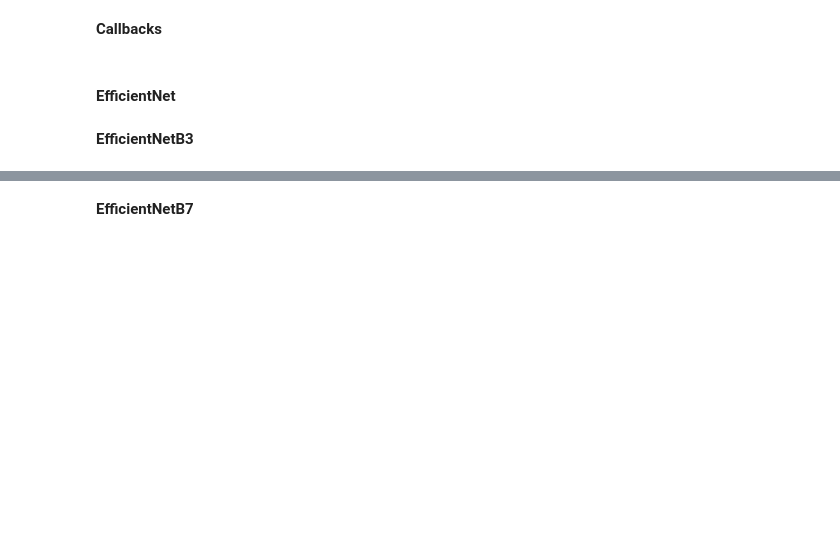
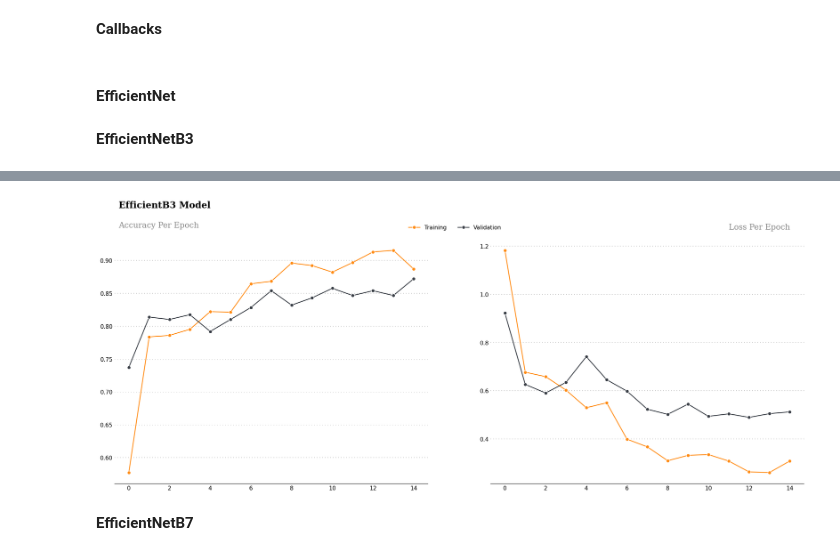
Before and after one commit to ornaman-dev/Bangkit-MachineLearning, a Jupyter notebook: main.ipynb, the cells around one changed output, grey strips where cells are left out. Drawn from its saved outputs; the diff is of its cells as text; code cells hidden in the pictures; blank space fills up the shorter version.

```diff
--- a/main.ipynb
+++ b/main.ipynb
@@ -264,0 +264,43 @@ model_B3.evaluate(test_generator,verbose=1)
+# %%
+fig = plt.figure(figsize=(22,8), dpi=150)
+
+palette = ["#FF8B13","#393E46"]
+
+#Acquaire history from EfficientNetB3
+len_B3 = len(history_b3.history['accuracy'])
+accuracy_B3 = history_b3.history['accuracy']
+val_accuracy_B3 = history_b3.history['val_accuracy']
+
+loss_B3 = history_b3.history['loss']
+val_loss_B3 = history_b3.history['val_loss']
+
+gs = fig.add_gridspec(1, 2)
+gs.update(hspace=0.3)
+ax0 = fig.add_subplot(gs[0, 0])
+ax1 = fig.add_subplot(gs[0, 1])
+
+#Lineplot Accuracy
+ax0.text(-0.5, 0.98,"EfficientB3 Model",fontsize=16, fontweight='bold',fontfamily='serif')
+ax0.text(-0.5, 0.95,"Accuracy Per Epoch",fontsize=14, fontweight='light',color='gray',fontfamily='serif')
+ax0_x_ticks = np.arange(0, len_B3)
+ax0.grid(color='gray', linestyle=':', axis='y', zorder=0,  dashes=(1,5))
+sns.lineplot(x=ax0_x_ticks,y=accuracy_B3,ax=ax0,label='Training',color=palette[0],marker='o')
+sns.lineplot(x=ax0_x_ticks,y=val_accuracy_B3,ax=ax0,label='Validation',color=palette[1],marker='o')
+
+legend_labels, _= ax0.get_legend_handles_labels()
+ax0.legend(legend_labels, ["Training", "Validation"], ncol=2, bbox_to_anchor=(1.25, 1.08), edgecolor='white')
+
+#Lineplot Loss
+ax1.text(11, 1.27,"Loss Per Epoch",fontsize=14, fontweight='light',color='gray',fontfamily='serif')
+ax1_x_ticks = np.arange(0, len_B3)
+ax1.grid(color='gray', linestyle=':', axis='y', zorder=0,  dashes=(1,5))
+sns.lineplot(x=ax0_x_ticks,y=loss_B3,ax=ax1,label='Training',color=palette[0],marker='o')
+sns.lineplot(x=ax0_x_ticks,y=val_loss_B3,ax=ax1,label='Validation',color=palette[1],marker='o')
+ax1.get_legend().remove()
+
+for s in ["top","right","left"]:
+    for i in range(0,2):
+        locals()["ax"+str(i)].spines[s].set_visible(False)
+        locals()["ax"+str(i)].tick_params(axis=u'both', which=u'both',length=0)
+# %% [output]
+[figure, added]
```
Also changed, not shown: parts of 8 cells of this notebook, 1 other file.
